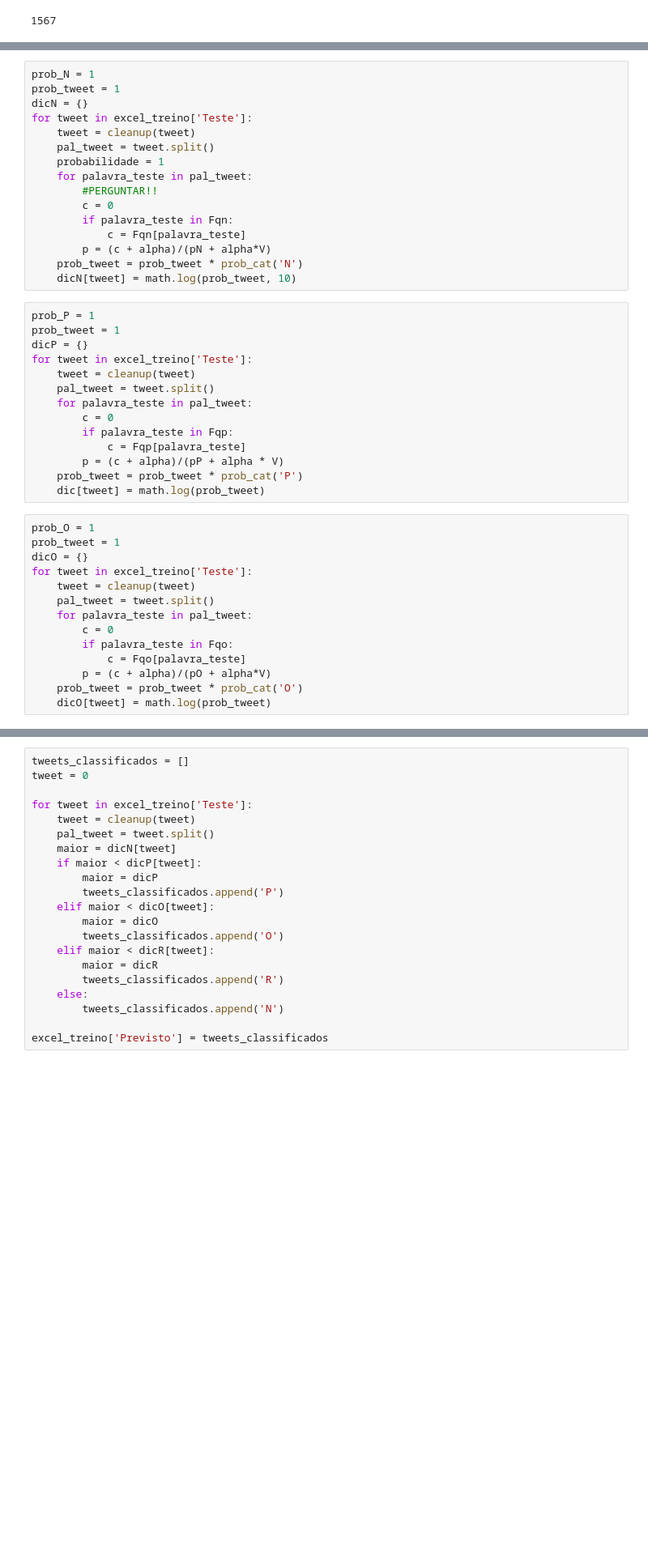
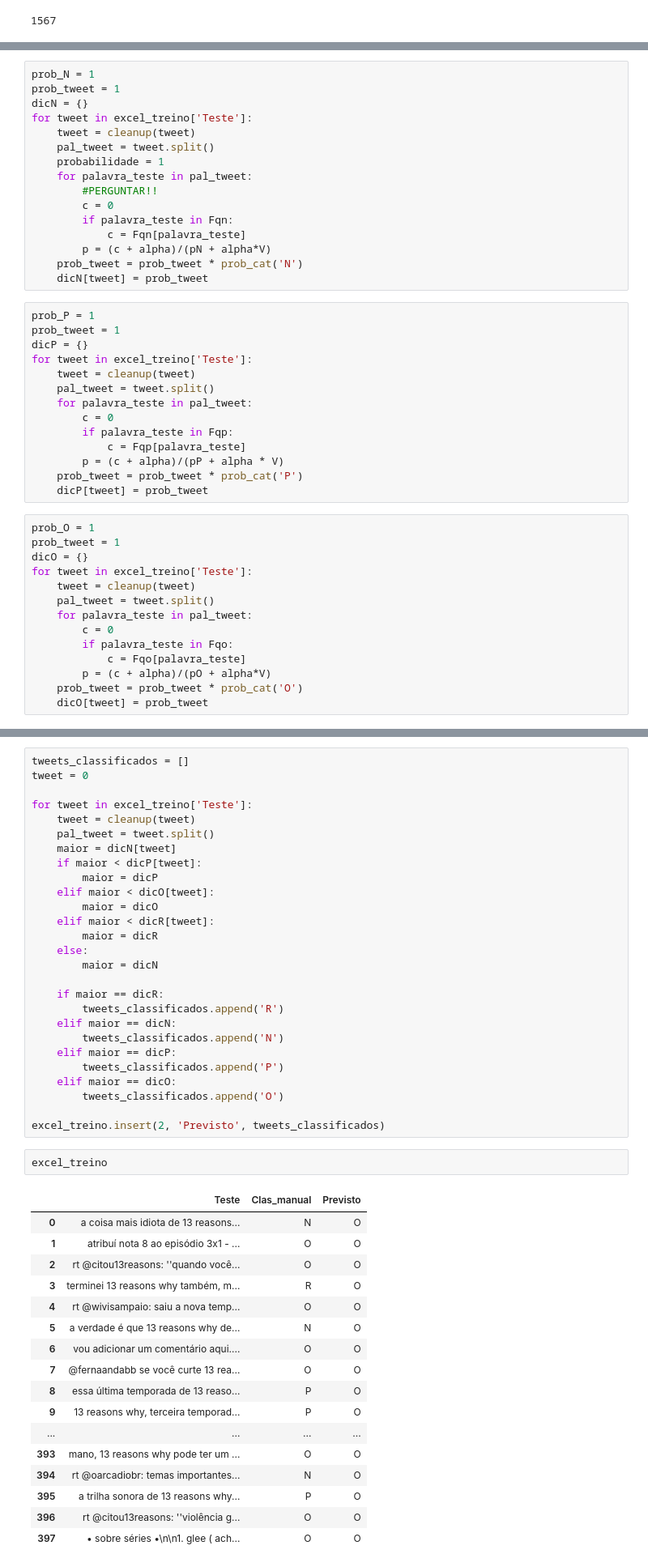
Before and after one commit to sophiaks/Naive-Bayes-Classifier, a Jupyter notebook: Projeto2_layout.ipynb, the cells around one changed output, grey strips where cells are left out. Shown at 81% size. Drawn from its saved outputs; the diff is of its cells as text; blank space fills up the shorter version.

```diff
--- a/Projeto2_layout.ipynb
+++ b/Projeto2_layout.ipynb
@@ -419,7 +418,7 @@ for tweet in excel_treino['Teste']:
             c = Fqn[palavra_teste]
         p = (c + alpha)/(pN + alpha*V)
     prob_tweet = prob_tweet * prob_cat('N')
-    dicN[tweet] = math.log(prob_tweet, 10)
+    dicN[tweet] = prob_tweet
 # %%
 prob_P = 1
 prob_tweet = 1
@@ -433,7 +432,7 @@ for tweet in excel_treino['Teste']:
             c = Fqp[palavra_teste]
         p = (c + alpha)/(pP + alpha * V)
     prob_tweet = prob_tweet * prob_cat('P')
-    dic[tweet] = math.log(prob_tweet)
+    dicP[tweet] = prob_tweet
 # %%
 prob_O = 1
 prob_tweet = 1
@@ -447,7 +446,7 @@ for tweet in excel_treino['Teste']:
             c = Fqo[palavra_teste]
         p = (c + alpha)/(pO + alpha*V)
     prob_tweet = prob_tweet * prob_cat('O')
-    dicO[tweet] = math.log(prob_tweet)
+    dicO[tweet] = prob_tweet
 # %%
 print(dicN['a coisa mais idiota de 13 reasons why foi colocar o zac e a cheryl nas fitas  botaram eles num nível de fdp igual aos outros desnecessário'])
 # %% [output]
@@ -474,14 +473,40 @@ for tweet in excel_treino['Teste']:
     maior = dicN[tweet]
     if maior < dicP[tweet]:
         maior = dicP
-        tweets_classificados.append('P')
     elif maior < dicO[tweet]:
         maior = dicO
-        tweets_classificados.append('O')
     elif maior < dicR[tweet]:
         maior = dicR
+    else:
+        maior = dicN
+
+    if maior == dicR:
         tweets_classificados.append('R')
-    else:
+    elif maior == dicN:
         tweets_classificados.append('N')
+    elif maior == dicP:
+        tweets_classificados.append('P')
+    elif maior == dicO:
+        tweets_classificados.append('O')
 
-excel_treino['Previsto'] = tweets_classificados
+excel_treino.insert(2, 'Previsto', tweets_classificados)
+# %%
+excel_treino
+# %% [output]
+|  | Teste | Clas_manual | Previsto |
+| 0 | a coisa mais idiota de 13 reasons... | N | O |
+| 1 | atribuí nota 8 ao episódio 3x1 - ... | O | O |
+| 2 | rt @citou13reasons: ''quando você... | O | O |
+| 3 | terminei 13 reasons why também, m... | R | O |
+| 4 | rt @wivisampaio: saiu a nova temp... | O | O |
+| 5 | a verdade é que 13 reasons why de... | N | O |
+| 6 | vou adicionar um comentário aqui.... | O | O |
+| 7 | @fernaandabb se você curte 13 rea... | O | O |
+| 8 | essa última temporada de 13 reaso... | P | O |
+| 9 | 13 reasons why, terceira temporad... | P | O |
+| ... | ... | ... | ... |
+| 393 | mano, 13 reasons why pode ter um ... | O | O |
+| 394 | rt @oarcadiobr: temas importantes... | N | O |
+| 395 | a trilha sonora de 13 reasons why... | P | O |
+| 396 | rt @citou13reasons: ''violência g... | O | O |
+| 397 | • sobre séries •\n\n1. glee ( ach... | O | O |
```
Also changed, not shown: parts of 9 cells of this notebook.
